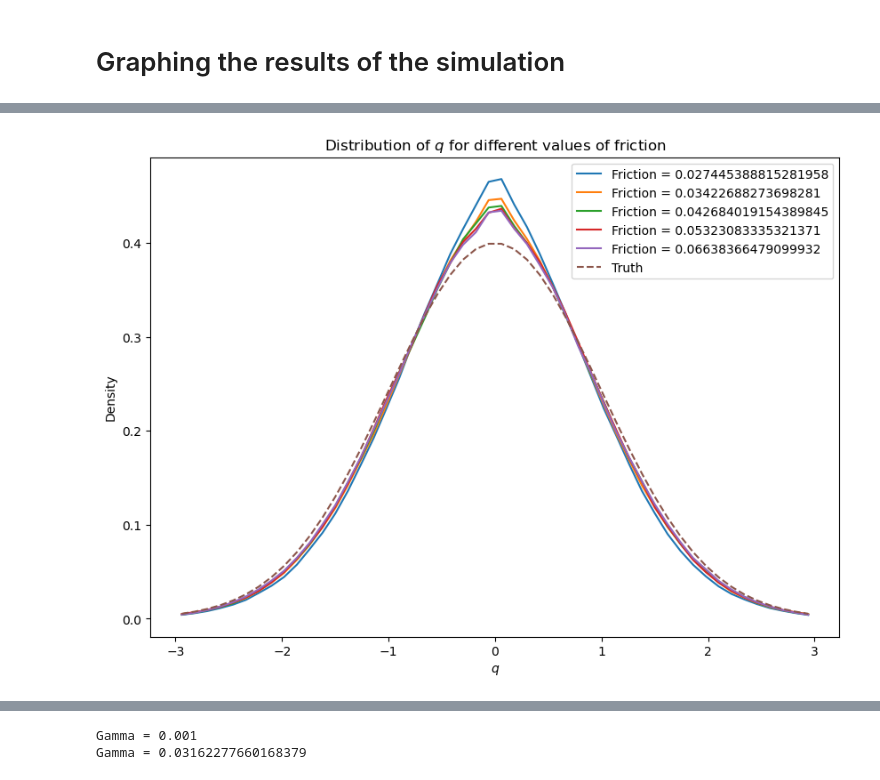
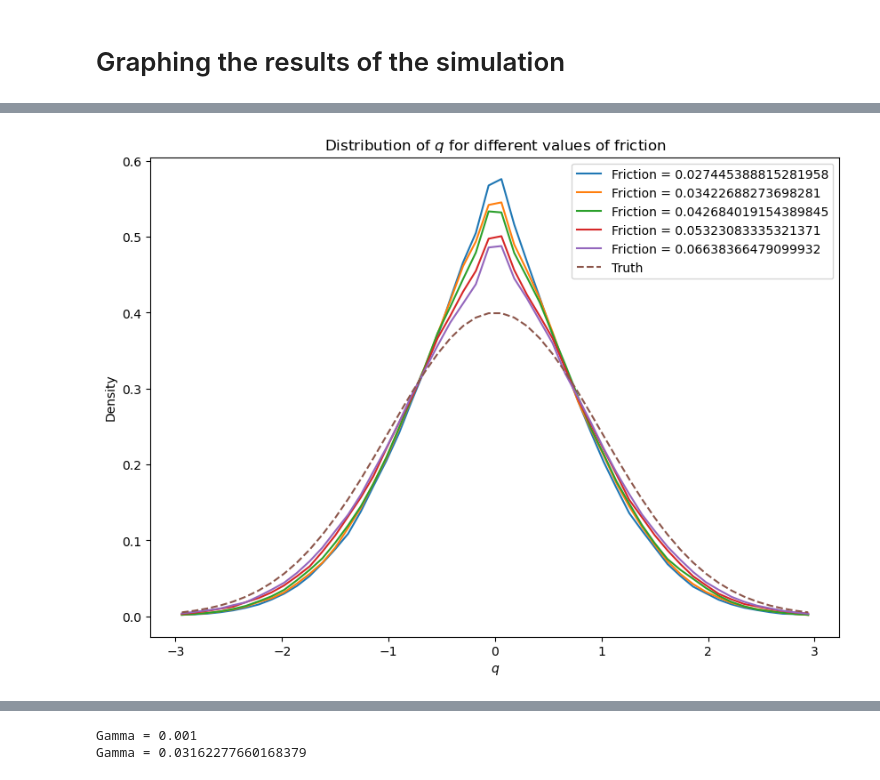
Before and after one commit to ktadgh/Langevin-Dynamics, a Jupyter notebook: OBABO.ipynb, the cells around one changed output, grey strips where cells are left out. Drawn from its saved outputs; the diff is of its cells as text; code cells hidden in the pictures.

```diff
--- a/OBABO.ipynb
+++ b/OBABO.ipynb
@@ -27,12 +27,15 @@ def force(q):
 
 obabo_step = jf.make_obabo(force)
 OBABO = jf.Scheme(obabo_step, force, U)
+# %%
+baoab_step = jf.make_baoab(force)
+BAOAB = jf.Scheme(baoab_step, force, U)
 # %% [markdown]
 # Graphing the results of the simulation
 # %%
 # running 1000 simulations, each taking 100000 steps of size 0.01
 start_time =time.time()
-OBABO.friction_graph(30000, 0.01, 1000, big_logs[15:20])
+BAOAB.friction_graph(10000, 0.01, 1000, big_logs[15:20])
 end_time = time.time()
 print(f"Time Elapsed: {end_time-start_time}")
 # %% [output]
@@ -40,3 +43,3 @@ Time Elapsed: 52.78049850463867
-[figure, old version]
+[figure, new version]
 # %%
 start_time =time.time()
```
Also changed, not shown: parts of 27 cells of this notebook, 2 other files.
